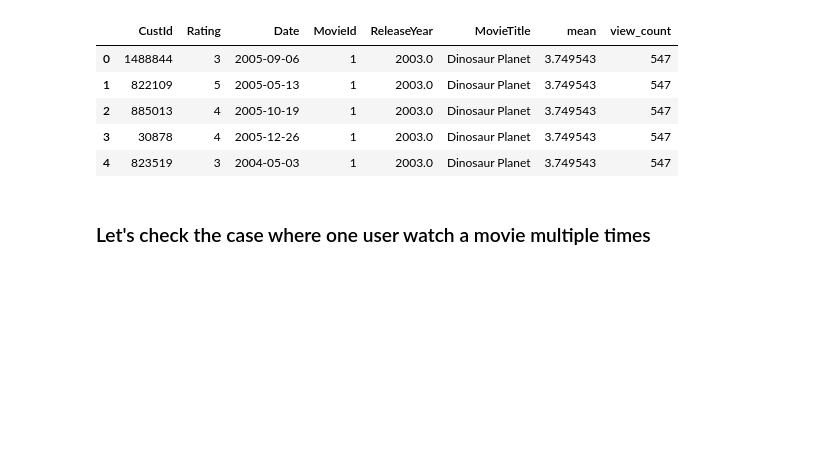
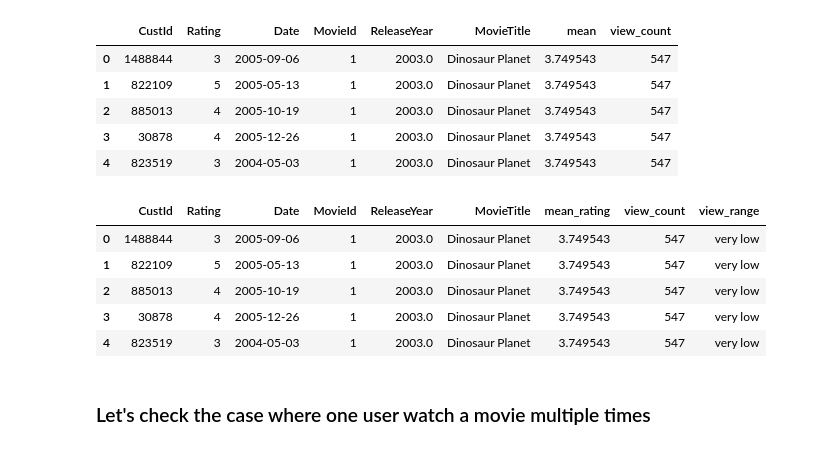
Before and after one commit to DangThuy-97/resume, a Jupyter notebook: Exploration Data Analysis Folder/Netflix User Ratings/EDA 1.ipynb, the cells around one changed output. Drawn from its saved outputs; the diff is of its cells as text; code cells hidden in the pictures; blank space fills up the shorter version.

```diff
--- a/Exploration Data Analysis Folder/Netflix User Ratings/EDA 1.ipynb
+++ b/Exploration Data Analysis Folder/Netflix User Ratings/EDA 1.ipynb
@@ -243,3 +247,12 @@ md_df.rename(columns = {'mean':'mean_rating'},inplace=True)
+# %%
+md_df.head()
+# %% [output]
+|  | CustId | Rating | Date | MovieId | ReleaseYear | MovieTitle | mean_rating | view_count | view_range |
+| 0 | 1488844 | 3 | 2005-09-06 | 1 | 2003.0 | Dinosaur Planet | 3.749543 | 547 | very low |
+| 1 | 822109 | 5 | 2005-05-13 | 1 | 2003.0 | Dinosaur Planet | 3.749543 | 547 | very low |
+| 2 | 885013 | 4 | 2005-10-19 | 1 | 2003.0 | Dinosaur Planet | 3.749543 | 547 | very low |
+| 3 | 30878 | 4 | 2005-12-26 | 1 | 2003.0 | Dinosaur Planet | 3.749543 | 547 | very low |
+| 4 | 823519 | 3 | 2004-05-03 | 1 | 2003.0 | Dinosaur Planet | 3.749543 | 547 | very low |
 # %% [markdown]
 ### Let's check the case where one user watch a movie multiple times
 # %%
```
Also changed, not shown: parts of 6 cells of this notebook.
